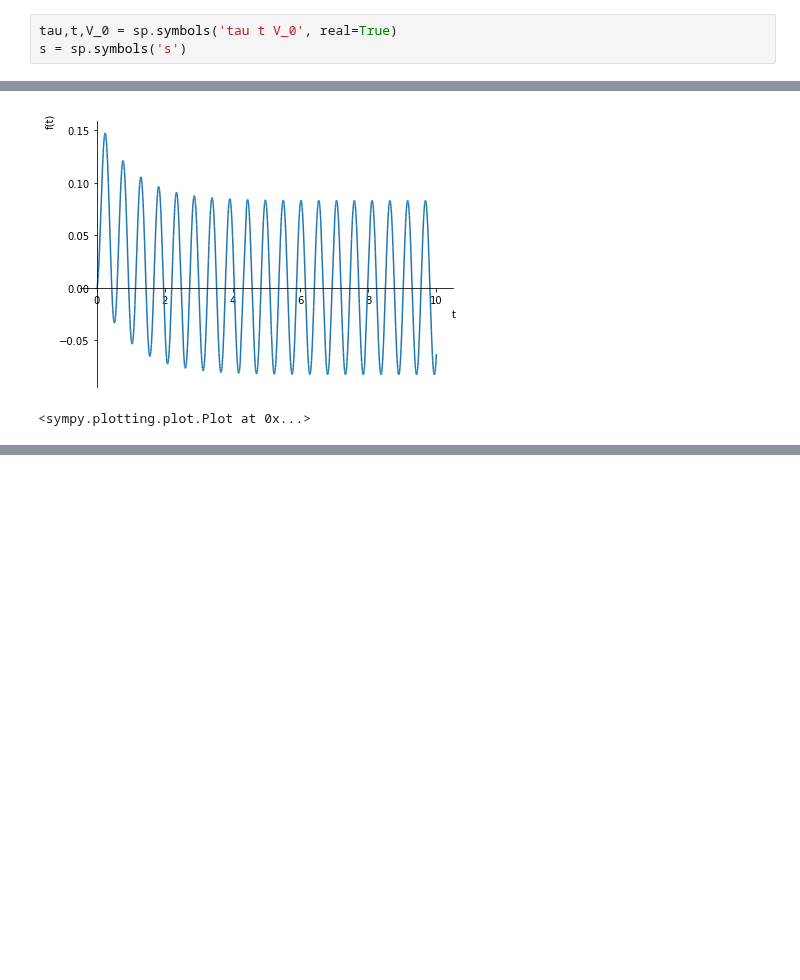
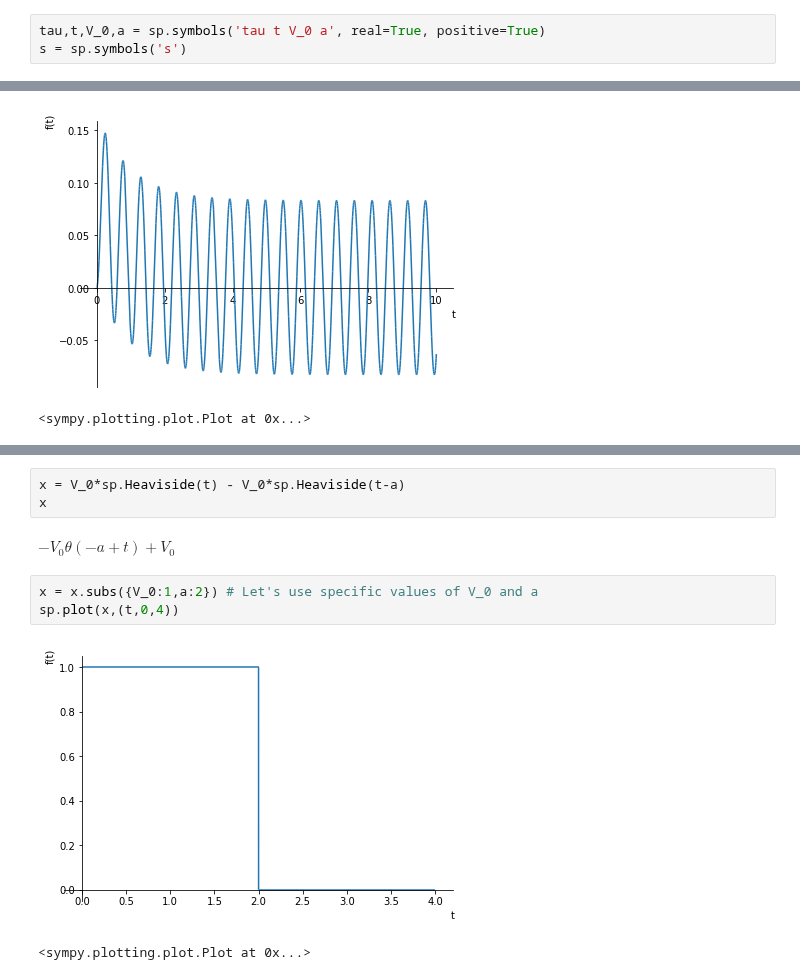
Before and after one commit to 201820-SWEN-230/MATH-330-Activities, a Jupyter notebook: Activity6_LaplaceTransform_NHS.ipynb, the cells around one changed output, grey strips where cells are left out. Cells and saved outputs as stored; diff of their text form; blank space fills up the shorter version.

```diff
--- a/Activity6_LaplaceTransform_NHS.ipynb
+++ b/Activity6_LaplaceTransform_NHS.ipynb
@@ -125,7 +125,7 @@ the same as we had before!
 
 How do we do this with colab/sympy?
 # %%
-tau,t,V_0 = sp.symbols('tau t V_0', real=True)
+tau,t,V_0,a = sp.symbols('tau t V_0 a', real=True, positive=True)
 s = sp.symbols('s')
 # %%
 x = V_0*sp.Heaviside(t) # heaviside is the unit step function theta(t)
@@ -188,0 +198,11 @@ sp.plot(y,(t,0,10))
+# %%
+x = V_0*sp.Heaviside(t) - V_0*sp.Heaviside(t-a)
+x
+# %% [output]
+$\displaystyle - V_{0} \theta\left(- a + t\right) + V_{0}$
+# %%
+x = x.subs({V_0:1,a:2}) # Let's use specific values of V_0 and a
+sp.plot(x,(t,0,4))
+# %% [output]
+[figure, added]
+<sympy.plotting.plot.Plot at 0x...>
```
Also changed, not shown: parts of 11 cells of this notebook.
